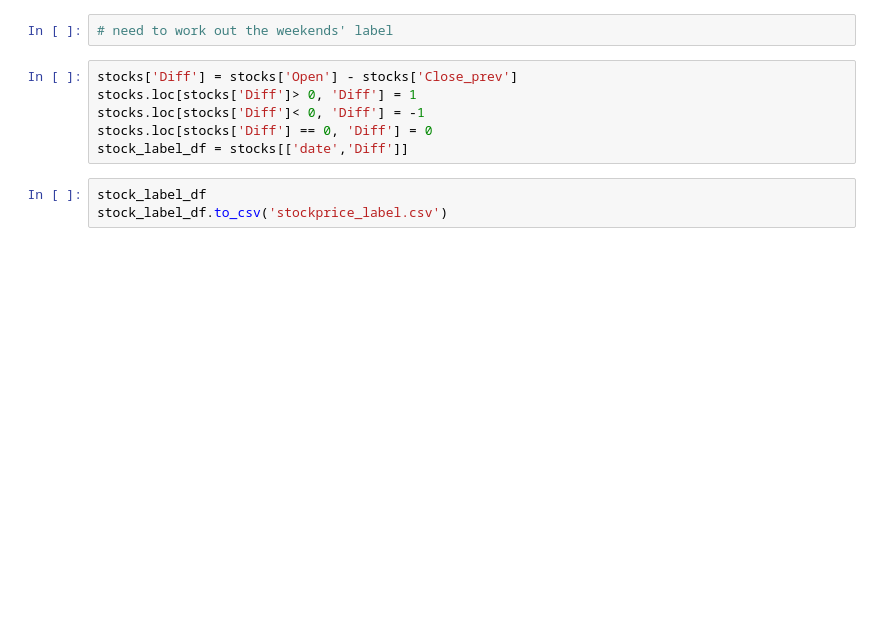
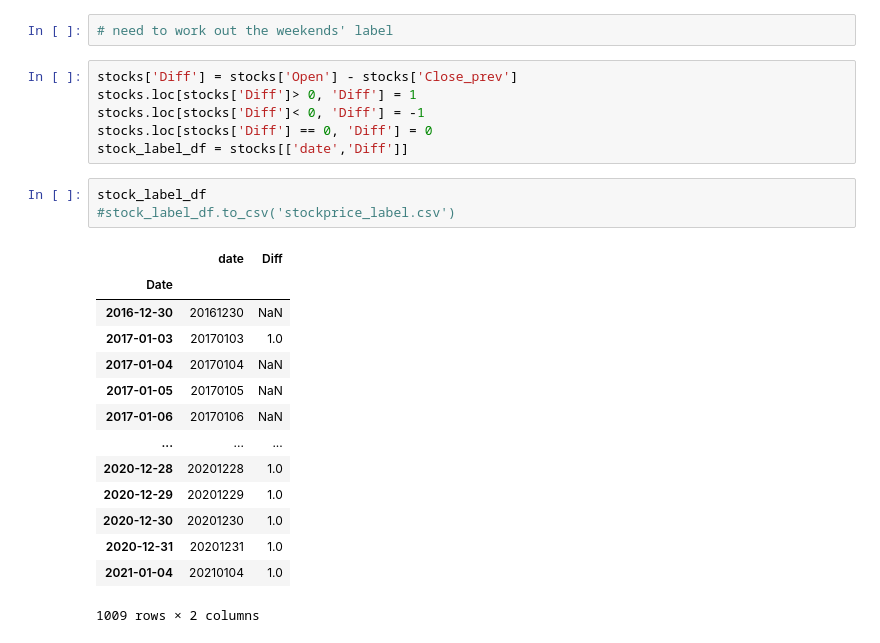
Before and after one commit to nbowen3/cs475_project, a Jupyter notebook: Find_label.ipynb, the cells around one changed output. Cells and saved outputs as stored; diff of their text form; blank space fills up the shorter version.

```diff
--- a/Find_label.ipynb
+++ b/Find_label.ipynb
@@ -49,5 +49,20 @@ stocks.loc[stocks['Diff'] == 0, 'Diff'] = 0
 stock_label_df = stocks[['date','Diff']]
 # %%
 stock_label_df
-stock_label_df.to_csv('stockprice_label.csv')
+#stock_label_df.to_csv('stockprice_label.csv')
+# %% [output]
+|  | date | Diff |
+| Date |  |  |
+| 2016-12-30 | 20161230 | NaN |
+| 2017-01-03 | 20170103 | 1.0 |
+| 2017-01-04 | 20170104 | NaN |
+| 2017-01-05 | 20170105 | NaN |
+| 2017-01-06 | 20170106 | NaN |
+| ... | ... | ... |
+| 2020-12-28 | 20201228 | 1.0 |
+| 2020-12-29 | 20201229 | 1.0 |
+| 2020-12-30 | 20201230 | 1.0 |
+| 2020-12-31 | 20201231 | 1.0 |
+| 2021-01-04 | 20210104 | 1.0 |
+1009 rows × 2 columns
 # %%
```
Also changed, not shown: parts of 6 cells of this notebook, 2 other files.
